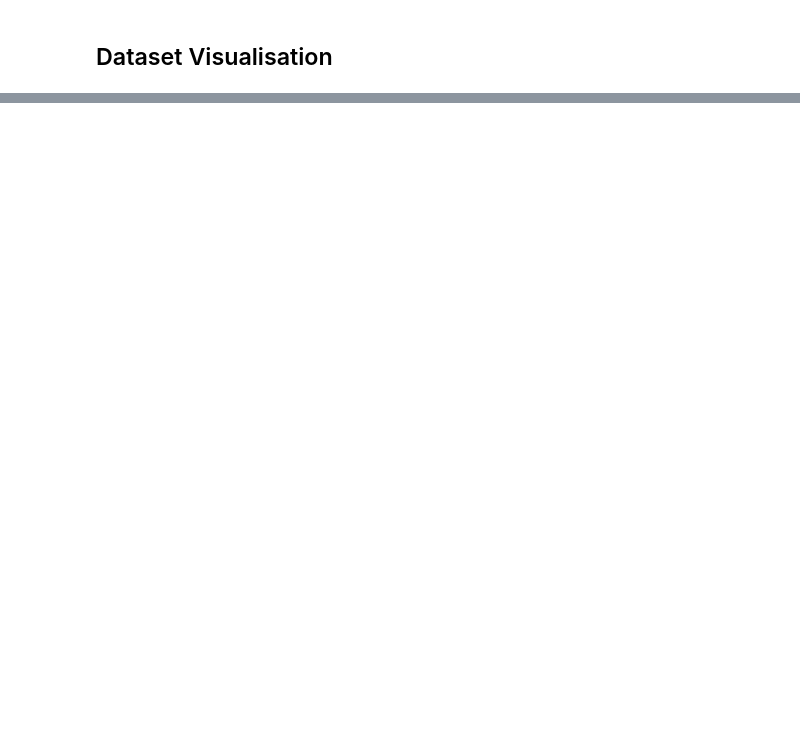
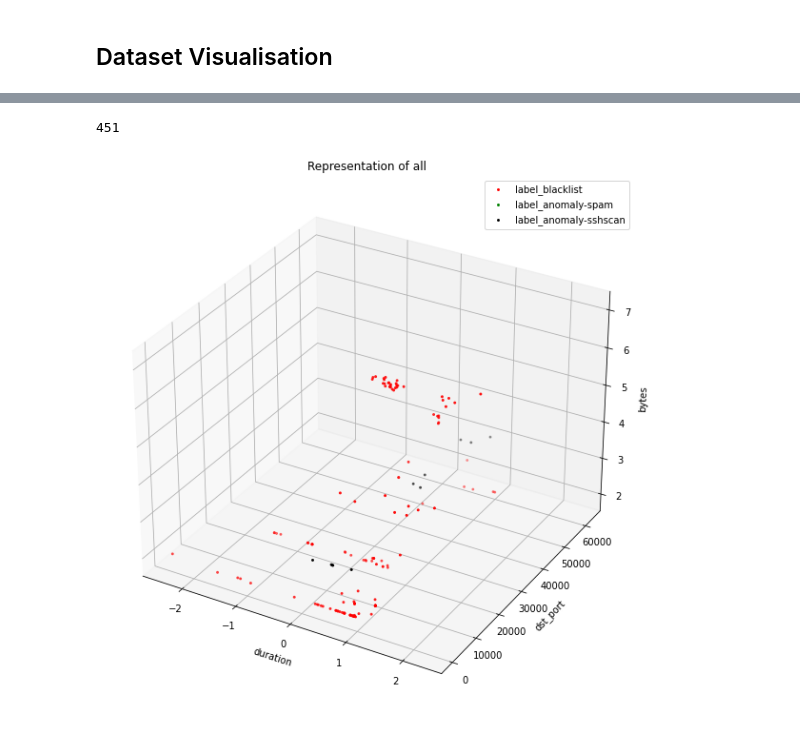
Before and after one commit to Leiyks/MLSECU, a Jupyter notebook: mlsecu.ipynb, the cells around one changed output, grey strips where cells are left out. Saved outputs shown, nothing was run; the diff lists cells and outputs as text; code cells hidden in the pictures; blank space fills up the shorter version.

Commit message:
Dev(script) Add isoltion forest analysis

```diff
--- a/mlsecu.ipynb
+++ b/mlsecu.ipynb
@@ -115,0 +126,5 @@ show3D_flow_exchanges(df[df.label != 'background'], 'duration', 'dst_port', 'byt
+# %%
+one_hot_encoded_df = pd.get_dummies(df.copy())
+one_hot_encoded_df.head()
+display(one_hot_encoded_df.head())
+print(one_hot_encoded_df.isna().sum().any())
@@ -115,0 +144,13 @@ show3D_flow_exchanges(df[df.label != 'background'], 'duration', 'dst_port', 'byt
+# %%
+outlier_ratio = 0.03
+
+classifier = IsolationForest(contamination=outlier_ratio)
+classifier.fit(one_hot_encoded_df.values)
+y_pred = classifier.predict(one_hot_encoded_df.values)
+
+df_outliers = one_hot_encoded_df.copy()
+df_outliers['if_outliers'] = [i == -1 for i in  y_pred]
+
+fraudulent_outliers = df_outliers[df_outliers.label_background == 0][df_outliers.if_outliers == True]
+print(f'{len(fraudulent_outliers)} outliers are labelled as attack.')
+fraudulent_outliers.head()
@@ -115,0 +166,29 @@ show3D_flow_exchanges(df[df.label != 'background'], 'duration', 'dst_port', 'byt
+# %%
+def show3D_flow_exchanges_outliers_only(df, x_axis, y_axis, z_axis, title):
+    fig = plt.figure(figsize=(10,12))
+    ax = fig.add_subplot(111, projection='3d')
+
+    color = {
+        'label_blacklist': 'red',
+        'label_anomaly-spam': 'green',
+        'label_anomaly-sshscan': 'black'
+    }
+
+    for label in color.keys():
+        df_label = df[df[label] == 1]
+        x = df_label[x_axis]
+        y = df_label[y_axis]
+        z = df_label[z_axis]
+        ax.scatter(np.log10(x), y, np.log10(z), color=color[label], label=label, marker='.', s=15)
+
+    ax.set_xlabel(x_axis)
+    ax.set_ylabel(y_axis)
+    ax.set_zlabel(z_axis)
+    ax.set_title(title)
+
+    plt.legend()
+
+show3D_flow_exchanges_outliers_only(df_outliers[df_outliers.if_outliers == True], 'duration', 'dst_port', 'bytes', 'Representation of all ')
+# %% [output]
+451
+[figure, added]
```
Also changed, not shown: parts of 11 cells of this notebook.
